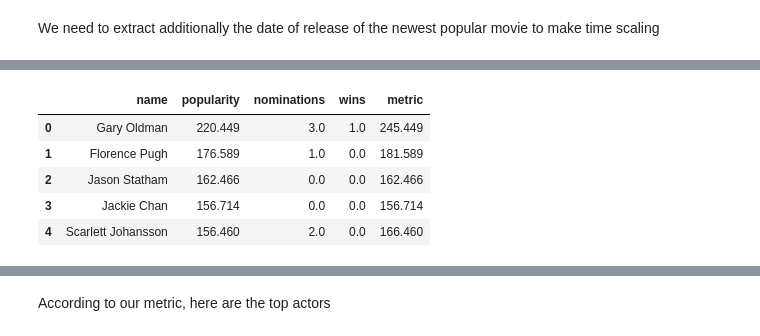
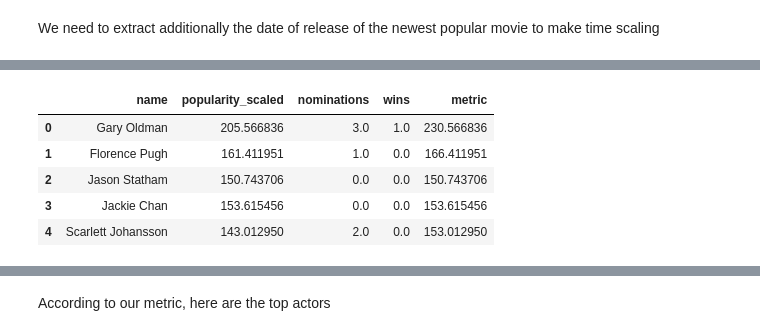
Before and after one commit to epfl-ada/ada-2023-project-cinemada, a Jupyter notebook: Main_analysis/actor_success.ipynb, the cells around one changed output, grey strips where cells are left out. Saved outputs shown, nothing was run; the diff lists cells and outputs as text; code cells hidden in the pictures.

Commit message:
Time-dependence investigation for success metric

```diff
--- a/Main_analysis/actor_success.ipynb
+++ b/Main_analysis/actor_success.ipynb
@@ -79,4 +89,0 @@ TypeError: string indices must be integers
-# %%
-actors_df = pd.read_csv('../Data/preprocessed_data/actors_db.csv')
-actors_df = actors_df[actors_df["original_language"] == "en"]
-popularity_df = actors_df[["name", "popularity"]]
@@ -82,0 +108,14 @@ popularity_df = actors_df[["name", "popularity"]]
+# %%
+def date_to_year(date):
+    return int(date.strftime('%Y-%m-%d').split("-")[0])
+
+def time_scaling(release_dates, coef=.1):
+    t_max = 2003
+    release_dates = release_dates.apply(lambda x: np.exp(-(date_to_year(x) - t_max) / (coef * t_max))) \
+                                        #if date_to_year(x) > t_max else 1.0)
+    return release_dates
+
+popularity_df = popularity_df.assign(popularity_scaled = popularity_df["popularity"] * \
+                                     time_scaling(popularity_df["last_release_date"]))
+# popularity_df = popularity_df.set_index("last_release_date")
+popularity_df.head()
@@ -83,3 +137,6 @@ popularity_df = actors_df[["name", "popularity"]]
+# %%
+# drop the columns we don't need for the metric
+popularity_df = popularity_df[["name", "popularity_scaled"]]
 # %%
 # merging 2 databases to get popularity, nominations and awards in a single database
 success_df = pd.merge(left=popularity_df, right=oscars_df, how="left", on=["name"])
@@ -102,5 +158,0 @@ display(success_df)
-# %%
-# merging 2 databases to get popularity, nominations and awards in a single database
-success_df = pd.merge(left=popularity_df, right=oscars_df, how="left", on=["name"])
-success_df = success_df.fillna(0)
-display(success_df)
@@ -121,16 +159,15 @@ display(success_df)
 # %%
-# for now we consider P_scale(t) constant, will change later
-P_SCALE = 1.0
+P_SCALE = 1.0 # move time-dependence to popularity
 N_SCALE = 5.0
 W_SCALE = 10.0
 
-success_df = success_df.assign(metric = lambda x: P_SCALE * success_df["popularity"] + \
+success_df = success_df.assign(metric = lambda x: P_SCALE * success_df["popularity_scaled"] + \
                                N_SCALE * success_df["nominations"] + W_SCALE * success_df["wins"])
 success_df.head()
 # %% [output]
-|  | name | popularity | nominations | wins | metric |
-| 0 | Gary Oldman | 220.449 | 3.0 | 1.0 | 245.449 |
-| 1 | Florence Pugh | 176.589 | 1.0 | 0.0 | 181.589 |
-| 2 | Jason Statham | 162.466 | 0.0 | 0.0 | 162.466 |
-| 3 | Jackie Chan | 156.714 | 0.0 | 0.0 | 156.714 |
-| 4 | Scarlett Johansson | 156.460 | 2.0 | 0.0 | 166.460 |
+|  | name | popularity_scaled | nominations | wins | metric |
+| 0 | Gary Oldman | 205.566836 | 3.0 | 1.0 | 230.566836 |
+| 1 | Florence Pugh | 161.411951 | 1.0 | 0.0 | 166.411951 |
+| 2 | Jason Statham | 150.743706 | 0.0 | 0.0 | 150.743706 |
+| 3 | Jackie Chan | 153.615456 | 0.0 | 0.0 | 153.615456 |
+| 4 | Scarlett Johansson | 143.012950 | 2.0 | 0.0 | 153.012950 |
```
Also changed, not shown: parts of 11 cells of this notebook.
